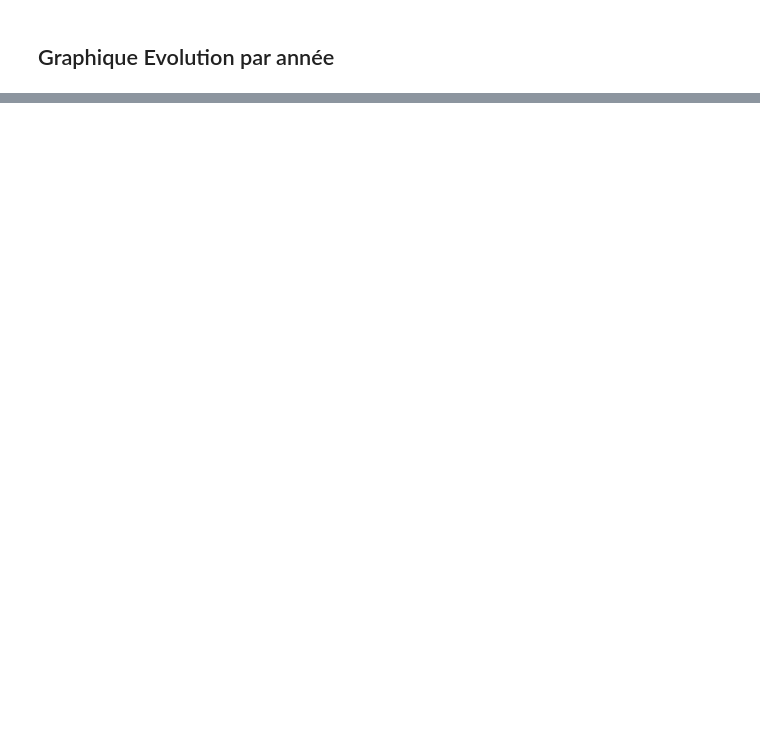
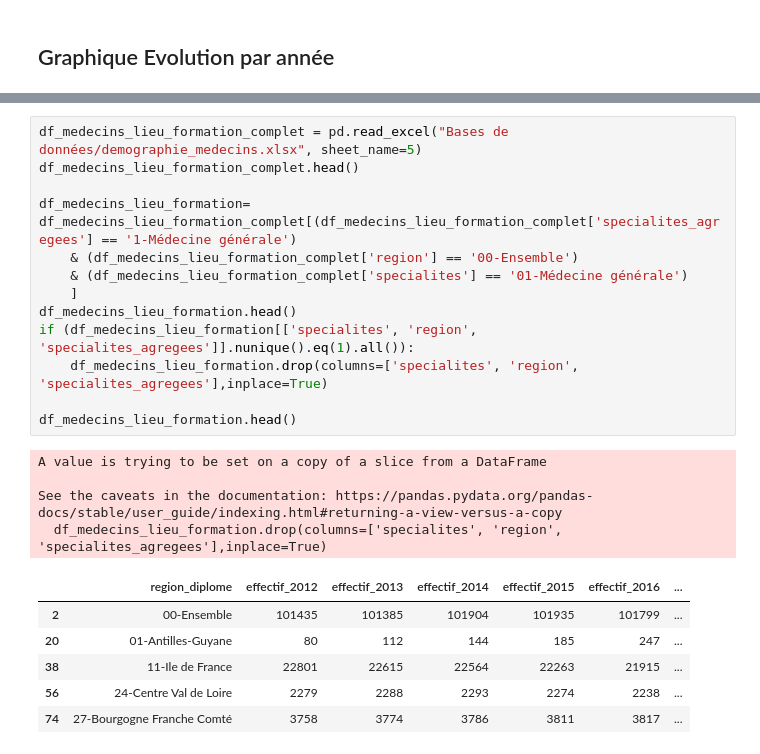
Before and after one commit to dfornier/Python-pour-la-data-science, a Jupyter notebook: StatDesc_2.ipynb, the cells around one changed output, grey strips where cells are left out. Saved outputs shown, nothing was run; the diff lists cells and outputs as text; blank space fills up the shorter version.

```diff
--- a/StatDesc_2.ipynb
+++ b/StatDesc_2.ipynb
@@ -142,0 +244,24 @@ plt.show()
+# %%
+df_medecins_lieu_formation_complet = pd.read_excel("Bases de données/demographie_medecins.xlsx", sheet_name=5)
+df_medecins_lieu_formation_complet.head()
+
+df_medecins_lieu_formation= df_medecins_lieu_formation_complet[(df_medecins_lieu_formation_complet['specialites_agregees'] == '1-Médecine générale')
+    & (df_medecins_lieu_formation_complet['region'] == '00-Ensemble')
+    & (df_medecins_lieu_formation_complet['specialites'] == '01-Médecine générale')
+    ]
+df_medecins_lieu_formation.head()
+if (df_medecins_lieu_formation[['specialites', 'region', 'specialites_agregees']].nunique().eq(1).all()):
+    df_medecins_lieu_formation.drop(columns=['specialites', 'region', 'specialites_agregees'],inplace=True)
+
+df_medecins_lieu_formation.head()
+# %% [output]
+A value is trying to be set on a copy of a slice from a DataFrame
+
+See the caveats in the documentation: https://pandas.pydata.org/pandas-docs/stable/user_guide/indexing.html#returning-a-view-versus-a-copy
+  df_medecins_lieu_formation.drop(columns=['specialites', 'region', 'specialites_agregees'],inplace=True)
+|  | region_diplome | effectif_2012 | effectif_2013 | effectif_2014 | effectif_2015 | effectif_2016 | ... |
+| 2 | 00-Ensemble | 101435 | 101385 | 101904 | 101935 | 101799 | ... |
+| 20 | 01-Antilles-Guyane | 80 | 112 | 144 | 185 | 247 | ... |
+| 38 | 11-Ile de France | 22801 | 22615 | 22564 | 22263 | 21915 | ... |
+| 56 | 24-Centre Val de Loire | 2279 | 2288 | 2293 | 2274 | 2238 | ... |
+| 74 | 27-Bourgogne Franche Comté | 3758 | 3774 | 3786 | 3811 | 3817 | ... |
```
Also changed, not shown: parts of 16 cells of this notebook.
